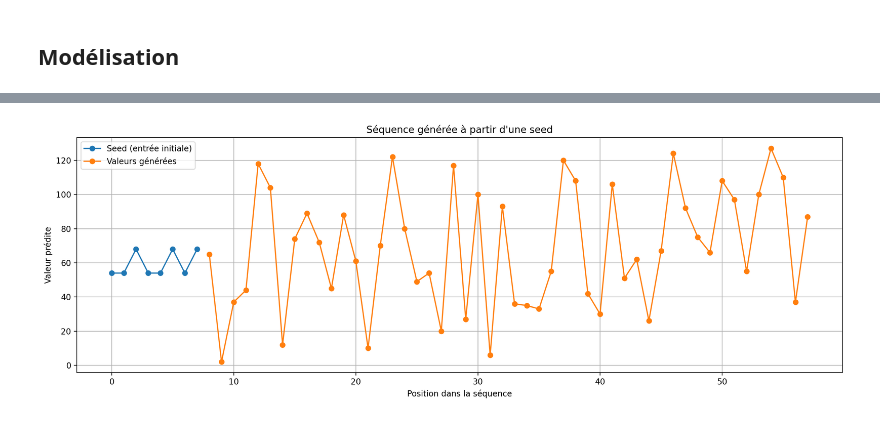
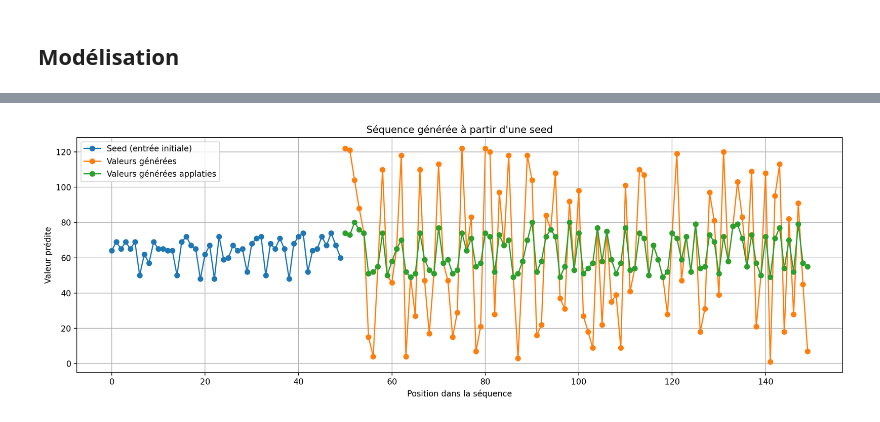
Before and after one commit to klarispng/DEEPL_PROJET, a Jupyter notebook: X_Melody_generation.ipynb, the cells around one changed output, grey strips where cells are left out. Cells and saved outputs as stored; diff of their text form; code cells hidden in the pictures.

```diff
--- a/X_Melody_generation.ipynb
+++ b/X_Melody_generation.ipynb
@@ -28,4 +31,5 @@ df = pd.read_csv(path)
 # %%
+#Affichage d'un morceau
 morceau = random.randint(0,df.shape[0])
-midi = converter.parse(df['midi_filename'].to_list()[morceau])
+midi = converter.parse('data/'+df['midi_filename'].to_list()[morceau])
 midi.show('midi')
@@ -39,34 +148,37 @@ df = df[df['canonical_composer'].isin(comp)]
 # %%
 def extraction_notes(file):
+    '''
+    Fonction pour extraires les notes d'un fichiers midi dans une liste
+    avec les éléments int compris entre 0 et 127
+    Pour les accords on ne prend que la note la plus haute (la plus aigue)
+    '''
     midi = converter.parse(file)
     L_notes = []
     for e in midi.recurse().notes:
         if e.isNote:
             N = e.pitch.midi
-            if N > 48:
-                L_notes.append(N)
+            L_notes.append(N)
         elif e.isChord:
             accords = [n.midi for n in e.pitches]
             N = max(accords)
-            if N > 48:
-                L_notes.append(N)
+            L_notes.append(N)
     if len(L_notes)<8:
         return 'null'
     else:
         return L_notes
 
 def ex_notes_tab(df,col_out):
+    '''
+    Création de la colonne contenant la liste des notes
+    '''
     df['midi_file_data'] = 'data/'+df['midi_filename']
     df[col_out] = df['midi_file_data'].apply(extraction_notes)
     return df[df[col_out]!='null']
 
-def colonnes(df):
-    df_expanded = df['X'].apply(pd.Series)
-    df_expanded['y'] = df['y']
-    return df_expanded
 
 def sequence_list(L):
-    sequence_length = 8
+    ''' création des séquences de 50 notes et output cette liste et de la note suivante (cible)'''
+    sequence_length = 50
 
     input_sequences = []
     output_notes = []
@@ -80,6 +192,9 @@ def sequence_list(L):
     return input_sequences,output_notes
 
 def sequence(dff):
+    '''
+    Application du séquencage à toutes les musiques
+    '''
     X,y = [],[]
     for k in dff['notes'].to_list():
         xtemp,ytemp = sequence_list(k)
@@ -90,8 +205,14 @@ def sequence(dff):
 
     return pd.DataFrame({"X":X,"y":y})
 
+def colonnes(df):
+    ''' mise en forme : 1 temps = 1 colonne = 1 note '''
+    df_expanded = df['X'].apply(pd.Series)
+    df_expanded['y'] = df['y']
+    return df_expanded
+
 def preprocessing(df):
-
+    ''' application de toutes les fonctions de preprocessing '''
     dftrain = colonnes(sequence(ex_notes_tab(df[df['split']=='train'],'notes')))
     dftest = colonnes(sequence(ex_notes_tab(df[df['split']=='test'],'notes')))
     dfval = colonnes(sequence(ex_notes_tab(df[df['split']=='validation'],'notes')))
@@ -270,16 +357,16 @@ plt.show()
 # %%
-import matplotlib.pyplot as plt
-seed = seed_sequence
+#Visualisation de la génération
 plt.figure(figsize=(14, 5))
-plt.plot(range(len(seed)), seed, label='Seed (entrée initiale)', marker='o')
-plt.plot(range(len(seed), len(generated)), generated[len(seed):], label='Valeurs générées', marker='o')
+plt.plot(range(len(seed_sequence)), seed_sequence, label='Seed (entrée initiale)', marker='o')
+plt.plot(range(len(seed_sequence), len(generated)), generated[len(seed_sequence):], label='Valeurs générées', marker='o')
+plt.plot(range(len(seed_sequence), len(generated2)), generated2[len(seed_sequence):], label='Valeurs générées applaties', marker='o')
 plt.title("Séquence générée à partir d'une seed")
 plt.xlabel("Position dans la séquence")
 plt.ylabel("Valeur prédite")
 plt.legend()
 plt.grid(True)
 plt.tight_layout()
 plt.show()
 # %% [output]
-[figure, old version]
+[figure, new version]
 # %%
```
Also changed, not shown: parts of 23 cells of this notebook, 1 other file.
